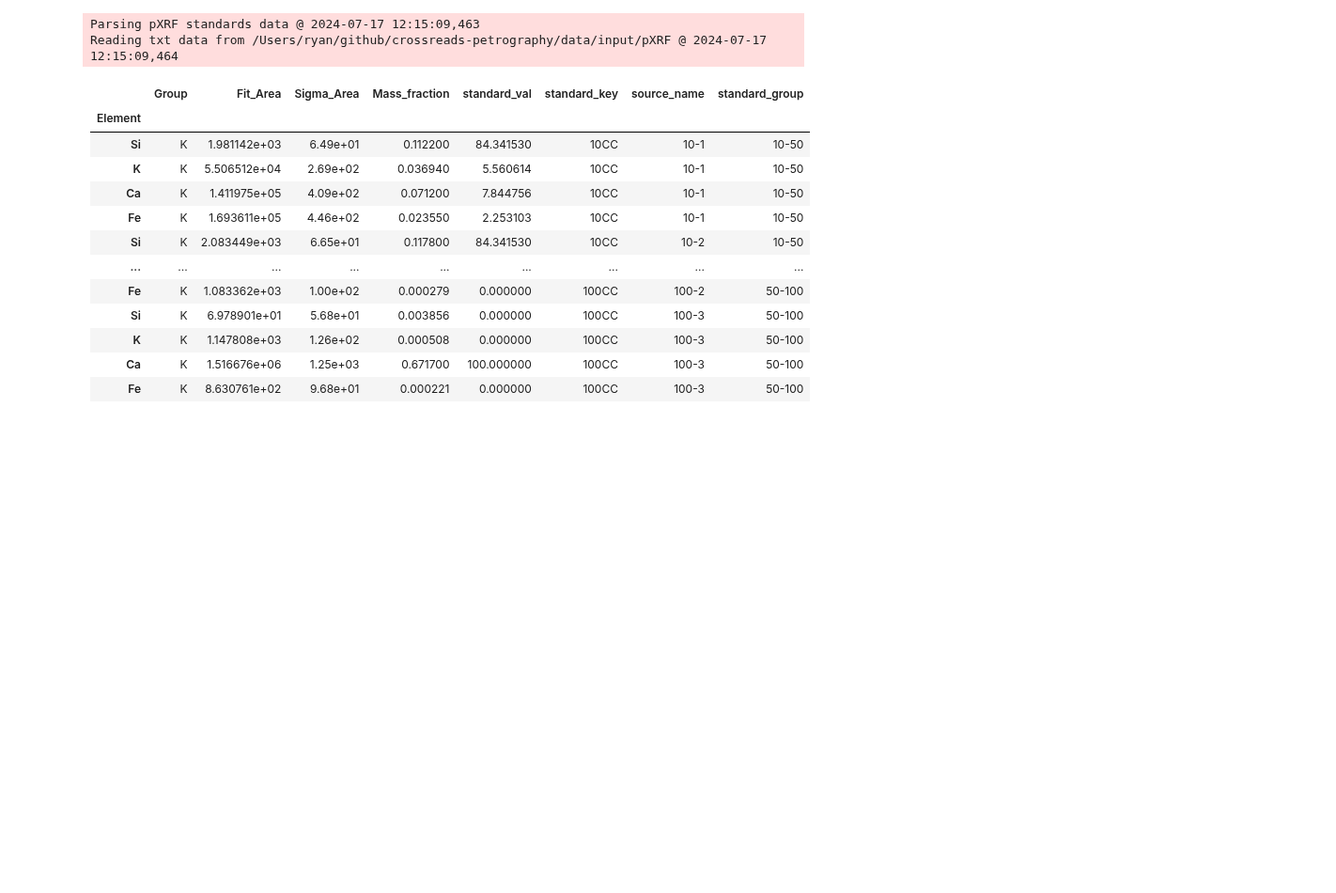
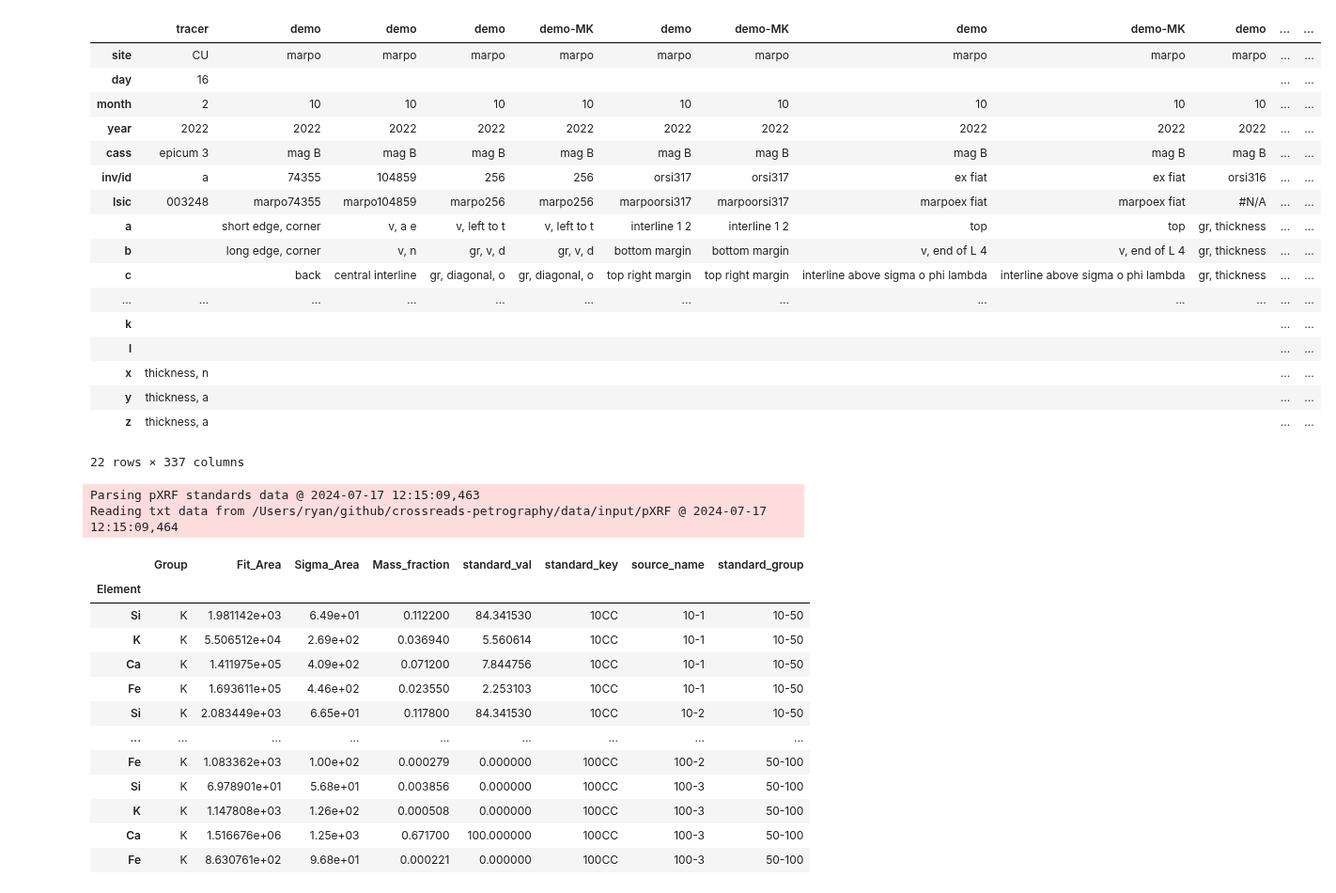
Before and after one commit to kingsdigitallab/crossreads-petrography, a Jupyter notebook: notebooks/pXRF.ipynb, the cells around one changed output. Shown at 94% size. Saved outputs shown, nothing was run; the diff lists cells and outputs as text; code cells hidden in the pictures; blank space fills up the shorter version.

```diff
--- a/notebooks/pXRF.ipynb
+++ b/notebooks/pXRF.ipynb
@@ -20,6 +20,27 @@ Read 11 rows from spreadsheet @ 2024-07-17 12:15:09,443
 | K | 5.976381 | 5.560614 | 5.172827 | 4.843398 | 4.230949 | 3.641829 | 2.142361 | 1.788013 | 1.417853 | 0.762884 | 0 |
 | Ca | 0.954312 | 7.844756 | 14.27148 | 19.73107 | 29.88111 | 39.64451 | 64.49497 | 70.36752 | 76.50212 | 87.35684 | 100 |
 | Fe | 2.421567 | 2.253103 | 2.095976 | 1.962495 | 1.714336 | 1.475631 | 0.868062 | 0.724484 | 0.5745 | 0.309113 | 0 |
+# %%
+xrf.df_descriptions.T
+# %% [output]
+|  | tracer | demo | demo | demo | demo-MK | demo | demo-MK | demo | demo-MK | demo | ... | ... |
+| site | CU | marpo | marpo | marpo | marpo | marpo | marpo | marpo | marpo | marpo | ... | ... |
+| day | 16 |  |  |  |  |  |  |  |  |  | ... | ... |
+| month | 2 | 10 | 10 | 10 | 10 | 10 | 10 | 10 | 10 | 10 | ... | ... |
+| year | 2022 | 2022 | 2022 | 2022 | 2022 | 2022 | 2022 | 2022 | 2022 | 2022 | ... | ... |
+| cass | epicum 3 | mag B | mag B | mag B | mag B | mag B | mag B | mag B | mag B | mag B | ... | ... |
+| inv/id | a | 74355 | 104859 | 256 | 256 | orsi317 | orsi317 | ex fiat | ex fiat | orsi316 | ... | ... |
+| Isic | 003248 | marpo74355 | marpo104859 | marpo256 | marpo256 | marpoorsi317 | marpoorsi317 | marpoex fiat | marpoex fiat | #N/A | ... | ... |
+| a |  | short edge, corner | v, a e | v, left to t | v, left to t | interline 1 2 | interline 1 2 | top | top | gr, thickness | ... | ... |
+| b |  | long edge, corner | v, n | gr, v, d | gr, v, d | bottom margin | bottom margin | v, end of L 4 | v, end of L 4 | gr, thickness | ... | ... |
+| c |  | back | central interline | gr, diagonal, o | gr, diagonal, o | top right margin | top right margin | interline above sigma o phi lambda | interline above sigma o phi lambda | gr, thickness | ... | ... |
+| ... | ... | ... | ... | ... | ... | ... | ... | ... | ... | ... | ... | ... |
+| k |  |  |  |  |  |  |  |  |  |  | ... | ... |
+| l |  |  |  |  |  |  |  |  |  |  | ... | ... |
+| x | thickness, n |  |  |  |  |  |  |  |  |  | ... | ... |
+| y | thickness, a |  |  |  |  |  |  |  |  |  | ... | ... |
+| z | thickness, a |  |  |  |  |  |  |  |  |  | ... | ... |
+22 rows × 337 columns
 # %%
 xrf.df_parsed
 # %% [output]
```
Also changed, not shown: parts of 2 cells of this notebook, 2 other files.
